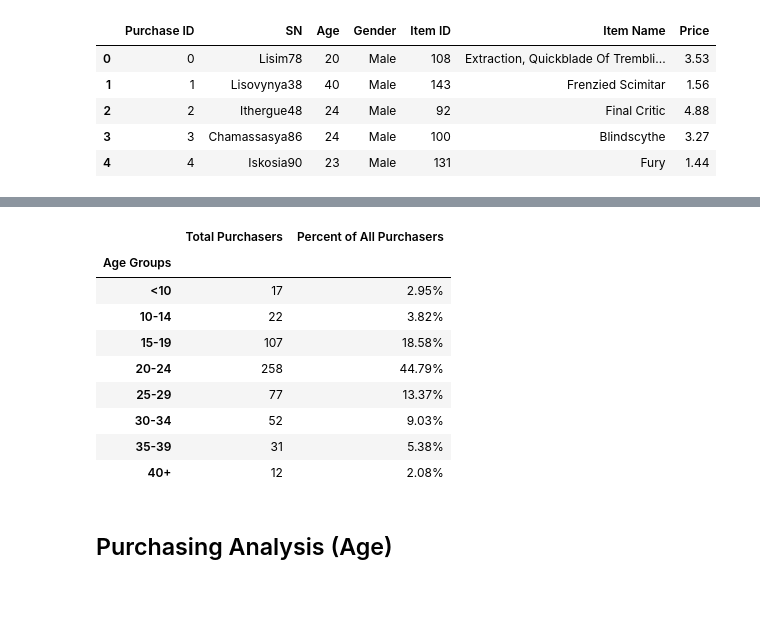
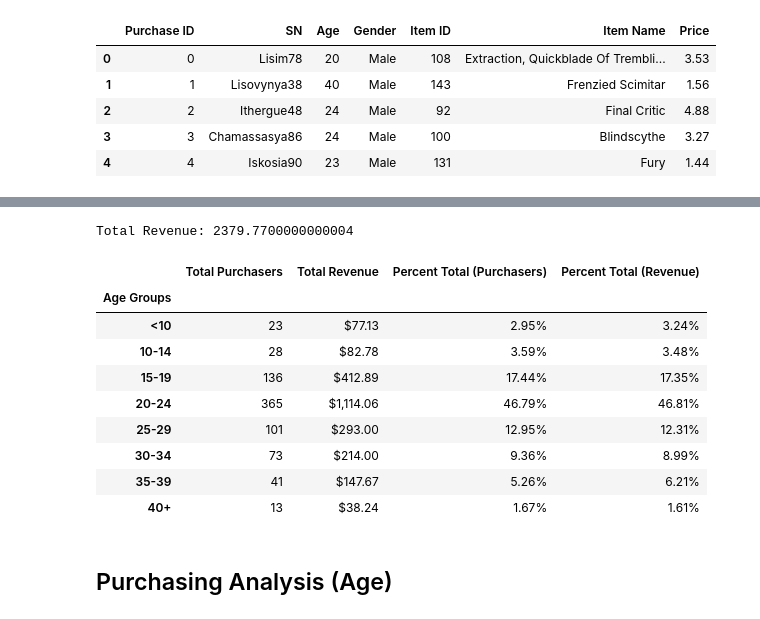
Before and after one commit to ejw-data/pandas-sales, a Jupyter notebook: purchase_analysis.ipynb, the cells around one changed output, grey strips where cells are left out. Cells and saved outputs as stored; diff of their text form; code cells hidden in the pictures.

Commit message:
added calculations, created good readme, improved notebook naming

```diff
--- a/purchase_analysis.ipynb
+++ b/purchase_analysis.ipynb
@@ -171,13 +203,13 @@ bins = [0, 10, 15, 20, 25, 30, 35, 40, 1000]
 bin_labels = ["<10", "10-14", "15-19", "20-24", "25-29", "30-34", "35-39", "40+"]
 
 # # allow pandas to make a copy.  Not sure I didn't use .copy()
-df_drops_age=df_drops.copy()
+df_age=df.copy()
 # %%
 # add new column based on categories created with bins and bin_labels
-df_drops_age["Age Groups"] = pd.cut(df_drops_age['Age'], bins, labels=bin_labels, right=False)
+df_age["Age Groups"] = pd.cut(df_age['Age'], bins, labels=bin_labels, right=False)
 
 # check calculations
-df_drops_age[df_drops_age["Age"]<=10]
+df_age[df_age["Age"]<=10]
 # %% [output]
 |  | Purchase ID | SN | Age | Gender | Item ID | Item Name | Price | Age Groups |
 | 27 | 27 | Eusri44 | 7 | Male | 96 | Blood-Forged Skeletal Spine | 3.09 | <10 |
@@ -199,33 +231,46 @@ df_drops_age[df_drops_age["Age"]<=10]
 # %%
 #  Groupby the binned data and get summary data of purchasers
 
 #Number of purchasers by age group (as a series)
-df_purchasers_by_age_group = df_drops_age.groupby("Age Groups").count()['SN']
+df_purchasers_by_age_group = df_age.groupby("Age Groups").count()['SN']
+
+#Sum of purchass by age (as a series)
+df_purchases_by_age_group = df_age.groupby("Age Groups").sum()['Price']
 
 # Total number of purchasers across all age groups
 df_purchasers_total = df_purchasers_by_age_group.sum()
 
-# calculation of percent of total (as a series)
+# Total revenue across all age groups
+df_purchases_total = df_purchases_by_age_group.sum()
+print(f"Total Revenue: {df_purchases_total}")
+
+# calculation of percent of total (Purchasers) (as a series)
 df_percent_by_age_group = round(df_purchasers_by_age_group/df_purchasers_total*100,2)
 
+# calculation of percent of total (Revenue) (as a series)
+df_percent_revenue_by_age_group = round(df_purchases_by_age_group/df_purchases_total*100,2)
+
 # Combine multiple series into a dataframe (must have axis=1)
-df_age_summary = pd.concat([df_purchasers_by_age_group, df_percent_by_age_group], axis=1)
+df_age_summary = pd.concat([df_purchasers_by_age_group, df_purchases_by_age_group, df_percent_by_age_group, df_percent_revenue_by_age_group], axis=1)
 
 # dataframe formatting
-df_age_summary.columns = ["Total Purchasers", "Percent of All Purchasers"]
-df_age_summary["Percent of All Purchasers"] = df_age_summary["Percent of All Purchasers"].map('{0:,.2f}%'.format)
+df_age_summary.columns = ["Total Purchasers", "Total Revenue", "Percent Total (Purchasers)", "Percent Total (Revenue)"]
+df_age_summary["Percent Total (Purchasers)"] = df_age_summary["Percent Total (Purchasers)"].map('{0:,.2f}%'.format)
+df_age_summary["Total Revenue"] = df_age_summary["Total Revenue"].map('${0:,.2f}'.format)
+df_age_summary["Percent Total (Revenue)"] = df_age_summary["Percent Total (Revenue)"].map('{0:,.2f}%'.format)
 df_age_summary
 # %% [output]
+Total Revenue: 2379.7700000000004
-|  | Total Purchasers | Percent of All Purchasers |
-| Age Groups |  |  |
-| <10 | 17 | 2.95% |
-| 10-14 | 22 | 3.82% |
-| 15-19 | 107 | 18.58% |
-| 20-24 | 258 | 44.79% |
-| 25-29 | 77 | 13.37% |
-| 30-34 | 52 | 9.03% |
-| 35-39 | 31 | 5.38% |
-| 40+ | 12 | 2.08% |
+|  | Total Purchasers | Total Revenue | Percent Total (Purchasers) | Percent Total (Revenue) |
+| Age Groups |  |  |  |  |
+| <10 | 23 | $77.13 | 2.95% | 3.24% |
+| 10-14 | 28 | $82.78 | 3.59% | 3.48% |
+| 15-19 | 136 | $412.89 | 17.44% | 17.35% |
+| 20-24 | 365 | $1,114.06 | 46.79% | 46.81% |
+| 25-29 | 101 | $293.00 | 12.95% | 12.31% |
+| 30-34 | 73 | $214.00 | 9.36% | 8.99% |
+| 35-39 | 41 | $147.67 | 5.26% | 6.21% |
+| 40+ | 13 | $38.24 | 1.67% | 1.61% |
 # %% [markdown]
 ## Purchasing Analysis (Age)
 # %%
```
Also changed, not shown: parts of 10 cells of this notebook, 1 other file.
